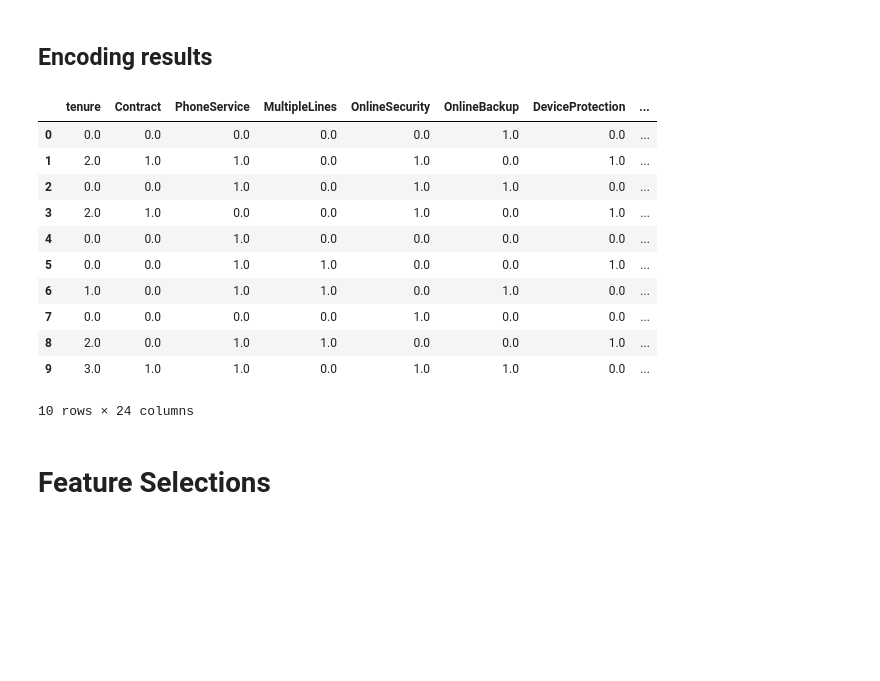
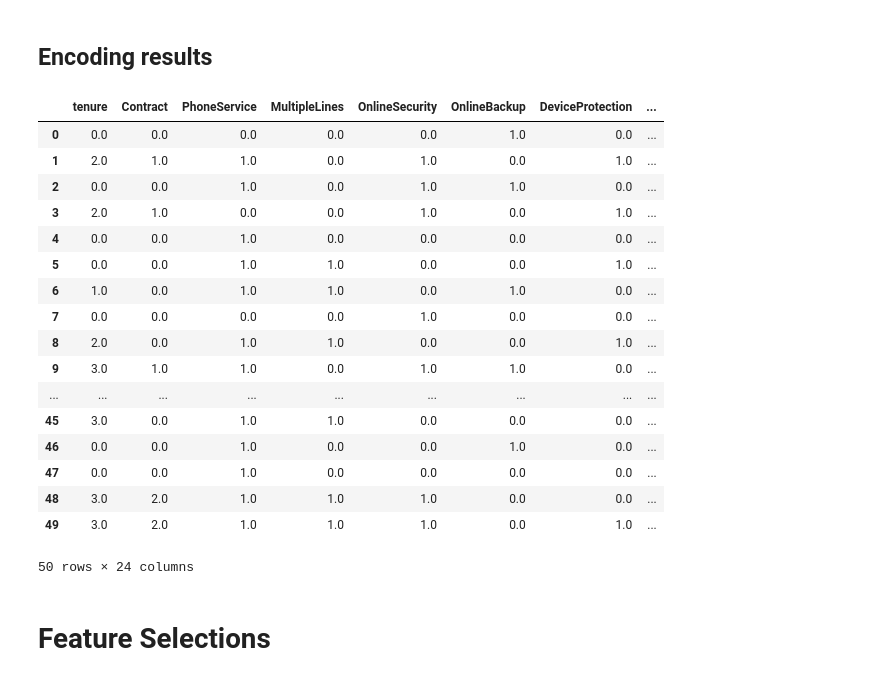
Before and after one commit to DualSynapse/customer-curn-prediction-asistant-api, a Jupyter notebook: notebooks/training/train_svc.ipynb, the cells around one changed output. Drawn from its saved outputs; the diff is of its cells as text; code cells hidden in the pictures; blank space fills up the shorter version.

```diff
--- a/notebooks/training/train_svc.ipynb
+++ b/notebooks/training/train_svc.ipynb
@@ -199,22 +199,28 @@ See https://pandas.pydata.org/docs/user_guide/migration-3-strings.html#string-mi
 # %%
 X_encoded = transform_pipeline.fit_transform(X)
 encoded_cols = transform_pipeline.get_feature_names_out()
 X_encoded_df = pd.DataFrame(X_encoded, columns=encoded_cols, index=X.index)
 
-X_encoded_df.head(10)
+X_encoded_df.head(50)
 # %% [output]
 |  | tenure | Contract | PhoneService | MultipleLines | OnlineSecurity | OnlineBackup | DeviceProtection | ... |
 | 0 | 0.0 | 0.0 | 0.0 | 0.0 | 0.0 | 1.0 | 0.0 | ... |
 | 1 | 2.0 | 1.0 | 1.0 | 0.0 | 1.0 | 0.0 | 1.0 | ... |
 | 2 | 0.0 | 0.0 | 1.0 | 0.0 | 1.0 | 1.0 | 0.0 | ... |
 | 3 | 2.0 | 1.0 | 0.0 | 0.0 | 1.0 | 0.0 | 1.0 | ... |
 | 4 | 0.0 | 0.0 | 1.0 | 0.0 | 0.0 | 0.0 | 0.0 | ... |
 | 5 | 0.0 | 0.0 | 1.0 | 1.0 | 0.0 | 0.0 | 1.0 | ... |
 | 6 | 1.0 | 0.0 | 1.0 | 1.0 | 0.0 | 1.0 | 0.0 | ... |
 | 7 | 0.0 | 0.0 | 0.0 | 0.0 | 1.0 | 0.0 | 0.0 | ... |
 | 8 | 2.0 | 0.0 | 1.0 | 1.0 | 0.0 | 0.0 | 1.0 | ... |
 | 9 | 3.0 | 1.0 | 1.0 | 0.0 | 1.0 | 1.0 | 0.0 | ... |
+| ... | ... | ... | ... | ... | ... | ... | ... | ... |
+| 45 | 3.0 | 0.0 | 1.0 | 1.0 | 0.0 | 0.0 | 0.0 | ... |
+| 46 | 0.0 | 0.0 | 1.0 | 0.0 | 0.0 | 1.0 | 0.0 | ... |
+| 47 | 0.0 | 0.0 | 1.0 | 0.0 | 0.0 | 0.0 | 0.0 | ... |
+| 48 | 3.0 | 2.0 | 1.0 | 1.0 | 1.0 | 0.0 | 0.0 | ... |
+| 49 | 3.0 | 2.0 | 1.0 | 1.0 | 1.0 | 0.0 | 1.0 | ... |
-10 rows × 24 columns
+50 rows × 24 columns
 # %% [markdown]
 # Feature Selections
 # %% [markdown]
```
Also changed, not shown: 5 other files.
